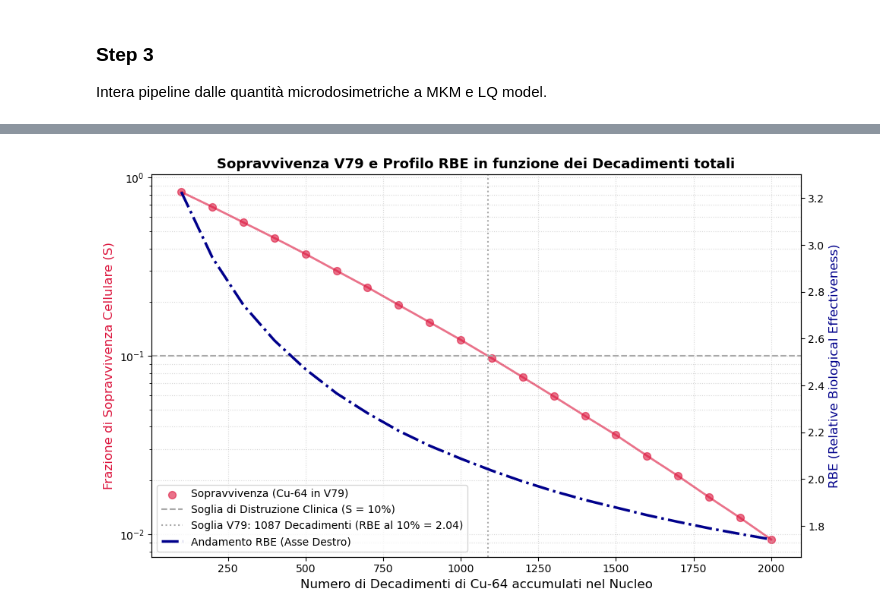
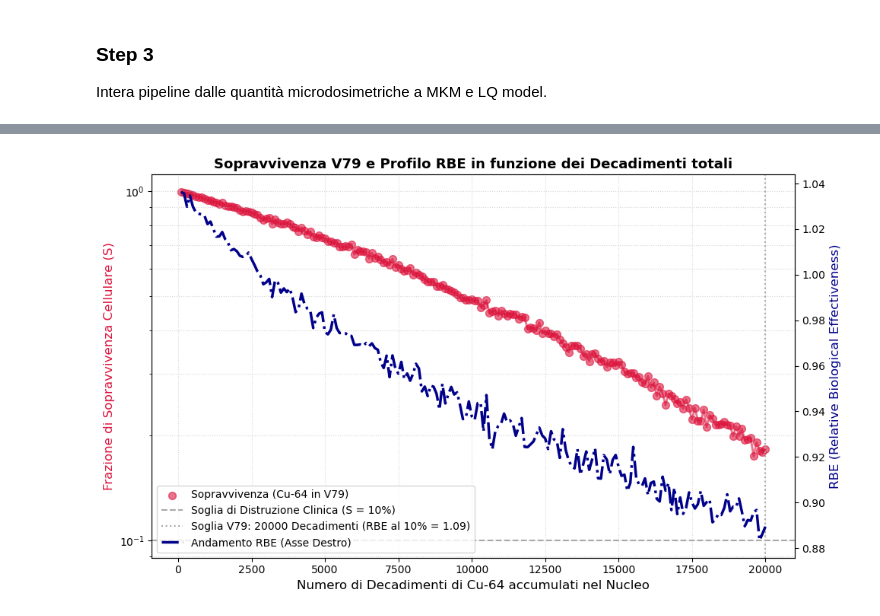
Before and after one commit to michelepascazio28-dot/Rame, a Jupyter notebook: Analysis.ipynb, the cells around one changed output, grey strips where cells are left out. Drawn from its saved outputs; the diff is of its cells as text; code cells hidden in the pictures.

Commit message:
Cambiamenti concettuali sul bootstrapping in Analysis.inpynb

```diff
--- a/Analysis.ipynb
+++ b/Analysis.ipynb
@@ -191,73 +203,71 @@ beta_cell = 0.02   #Per v79 [Gy^-2]
 # %%
-# ==============================================================================
-# CALCOLO MICRODOSIMETRICO E MODELLO MKM (VERSIONE OTTIMIZZATA)
-# ==============================================================================
+# 1. PARAMETRI E CALCOLO FATTORE GEOMETRICO
+# Nota: R_d deve essere in micrometri (um) per coerenza con le unità tipiche di G4-DNA
+# Massa del dominio sferico in kg (densità 1 g/cm^3 = 1e-15 kg/um^3)
+rho = 1e-15
+volume_um3 = (4/3) * np.pi * (R_d**3)
+massa_kg = rho * volume_um3
+# Conversione: (1.602e-16 J/keV) / massa_kg
+k_conv = 1.2015 / massa_kg
 
-# 1. PARAMETRI E CALCOLO FATTORE GEOMETRICO
-k_conv = 0.1602 / (np.pi * (R_d**2))
-rapporto_volumi = (R_d / R_n)**3
 rng = np.random.default_rng()
 
 # 2. ELABORAZIONE DATI (Peso in dose)
+# z_data contiene già l'energia specifica depositata nei domini da G4-DNA
+z_data = df[df['z'] > 0]['z'].to_numpy()
 y_data = df[df['y'] > 0]['y'].to_numpy()
-z_data = df[df['z'] > 0]['z'].to_numpy()
-sum_y = y_data.sum()
 
-# Calcolo y* pesato correttamente per la distribuzione in dose d(y)
-# Formalismo: y* = integral( y0^2 * (1 - exp(-y^2/y0^2)) * d(y) dy )
-saturation_function = (y0**2) * (1 - np.exp(-(y_data**2) / (y0**2)))
-y_star = np.sum(saturation_function * (y_data / sum_y))
+# Calcolo y* (media pesata in dose)
+# Usiamo la definizione standard: sum(y^2 * f(y)) / sum(y * f(y))
+y_star = np.sum((y_data**2) * (1 - np.exp(-(y_data**2) / (y0**2)))) / np.sum(y_data)
 
-# Alpha cellulare MKM
 alpha_cell = alpha_0 + (beta_cell * k_conv * y_star)
+print(f"α_cell: {alpha_cell:.4f} Gy^-1")
 
-# 3. PIPELINE MULTI-CASO (Range esteso)
-casi_eventi = np.linspace(100, 2000, 20)
-
+# 3. PIPELINE MULTI-CASO CON BOOTSTRAP
+casi_eventi = np.linspace(100, 20000, 200)
 risultati_sopravvivenza = []
 dosi_medie_nucleo = []
 
-print(f"{'Caso':>10} | {'Dose Nucleo [Gy]':>18} | {'Sopravvivenza':>15}")
-print("-" * 50)
+for N in casi_eventi:
+    # 1. Quanti decadimenti colpiscono effettivamente il dominio?
+    # Usiamo p_colpito per filtrare il numero di eventi fisici (decadimenti -> hit)
+    N_hit = rng.binomial(n=int(N), p=p_colpito, size=tentativi_bootstrap)
 
-for N in casi_eventi:
-    tentativi_bootstrap = 500
-    sopravvivenze_tentativi = []
-    dosi_tentativi = []
+    # 2. Calcolo dose stocastica per ogni tentativo
+    dosi_stocastiche = []
+    for n in N_hit:
+        if n > 0:
+            # Campiona n energie e somma
+            energia_tot = np.sum(rng.choice(z_data, size=n, replace=True))
+            dosi_stocastiche.append(energia_tot * k_conv)
+        else:
+            dosi_stocastiche.append(0.0)
 
-    for _ in range(tentativi_bootstrap):
-        # Conversione esplicita in int per evitare l'errore TypeError
-        sample_z = rng.choice(z_data, size=int(N), replace=True)
+    dosi_stocastiche = np.array(dosi_stocastiche)
 
-        # Dose calcolata sulla distribuzione in dose
-        dose_totale_nucleo = sample_z.sum() * rapporto_volumi
+    # 3. Modello LQ
+    S_tentativi = np.exp(-alpha_cell * dosi_stocastiche - beta_cell * (dosi_stocastiche**2))
 
-        # Modello LQ
-        S = np.exp(-alpha_cell * dose_totale_nucleo - beta_cell * (dose_totale_nucleo**2))
-
-        sopravvivenze_tentativi.append(S)
-        dosi_tentativi.append(dose_totale_nucleo)
-
-    S_media = np.mean(sopravvivenze_tentativi)
-    D_media = np.mean(dosi_tentativi)
-
-    risultati_sopravvivenza.append(S_media)
-    dosi_medie_nucleo.append(D_media)
-    print(f"{int(N):10d} | {D_media:18.4f} | {S_media:15.4e}")
+    risultati_sopravvivenza.append(np.mean(S_tentativi))
+    dosi_medie_nucleo.append(np.mean(dosi_stocastiche))
 
 # 4. ANALISI SOGLIA
 soglia_biologica = 0.10
-log_S_rev = np.log(np.array(risultati_sopravvivenza)[::-1])
+S_array = np.array(risultati_sopravvivenza)
+# Protezione per log
+S_protetto = np.clip(S_array, 1e-20, 1.0)
+log_S_rev = np.log(S_protetto[::-1])
 casi_rev = casi_eventi[::-1]
 decadimenti_soglia = np.interp(np.log(soglia_biologica), log_S_rev, casi_rev)
 
-dose_soglia_sim = decadimenti_soglia * (z_data.mean() * rapporto_volumi)
+# Calcolo RBE al 10%
+dose_soglia_sim = np.interp(np.log(soglia_biologica), log_S_rev, np.array(dosi_medie_nucleo)[::-1])
 dose_soglia_ref = (-alpha_0 + np.sqrt(alpha_0**2 - 4 * beta_cell * np.log(soglia_biologica))) / (2 * beta_cell)
 rbe_al_10 = dose_soglia_ref / dose_soglia_sim
 
-# ==============================================================================
+
 # 5. GRAFICO FINALE A DOPPIO ASSE: SOPRAVVIVENZA CELLULARE + CURVA RBE
-# ==============================================================================
 fig, ax1 = plt.subplots(figsize=(10, 6))
 
 # ASSE SINISTRO: Frazione di Sopravvivenza (S)
@@ -272,7 +282,8 @@ ax1.grid(True, which="both", linestyle=":", alpha=0.5)
 # ASSE DESTRO: RBE variabile
 ax2 = ax1.twinx()
 color_rbe = 'darkblue'
-dosi_ref_casi = (-alpha_0 + np.sqrt(alpha_0**2 - 4 * beta_cell * np.log(risultati_sopravvivenza))) / (2 * beta_cell)
+S_protetto = np.clip(risultati_sopravvivenza, 1e-20, 1.0) # Proteggo per non avere log(0) o valori negativij
+dosi_ref_casi = (-alpha_0 + np.sqrt(alpha_0**2 - 4 * beta_cell * np.log(S_protetto))) / (2 * beta_cell)
 rbe_casi = dosi_ref_casi / np.array(dosi_medie_nucleo)
 ax2.plot(casi_eventi, rbe_casi, color=color_rbe, linestyle='-.', linewidth=2.5, label='Andamento RBE (Asse Destro)')
 ax2.set_ylabel("RBE (Relative Biological Effectiveness)", color=color_rbe, fontsize=12)
@@ -313 +308 @@ plt.show()
-[figure, old version]
+[figure, new version]
```
Also changed, not shown: parts of 11 cells of this notebook.
